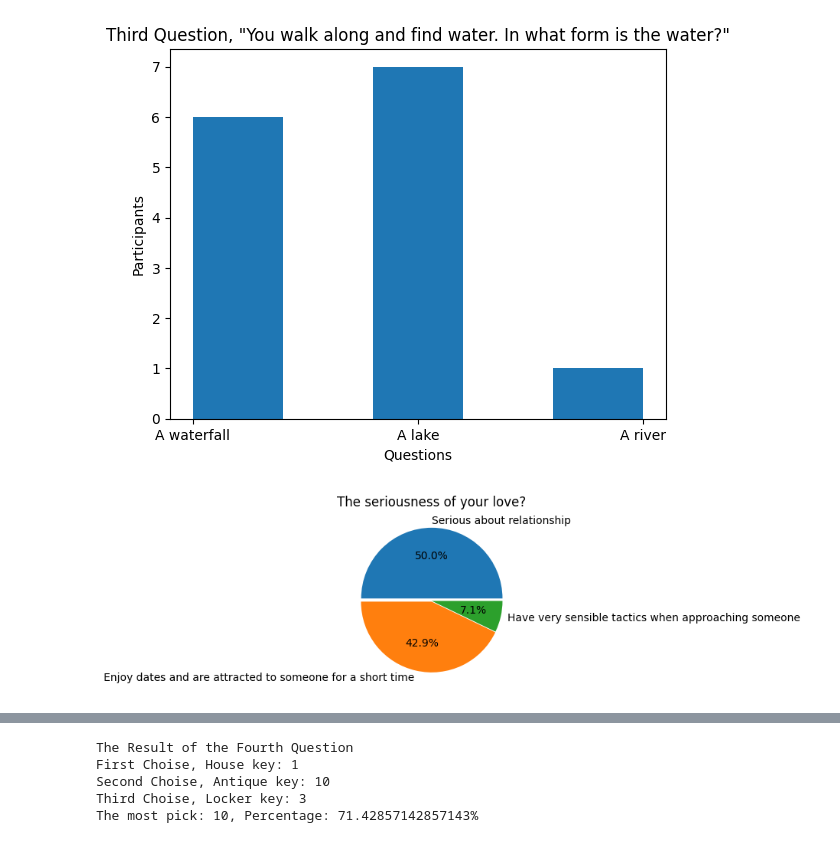
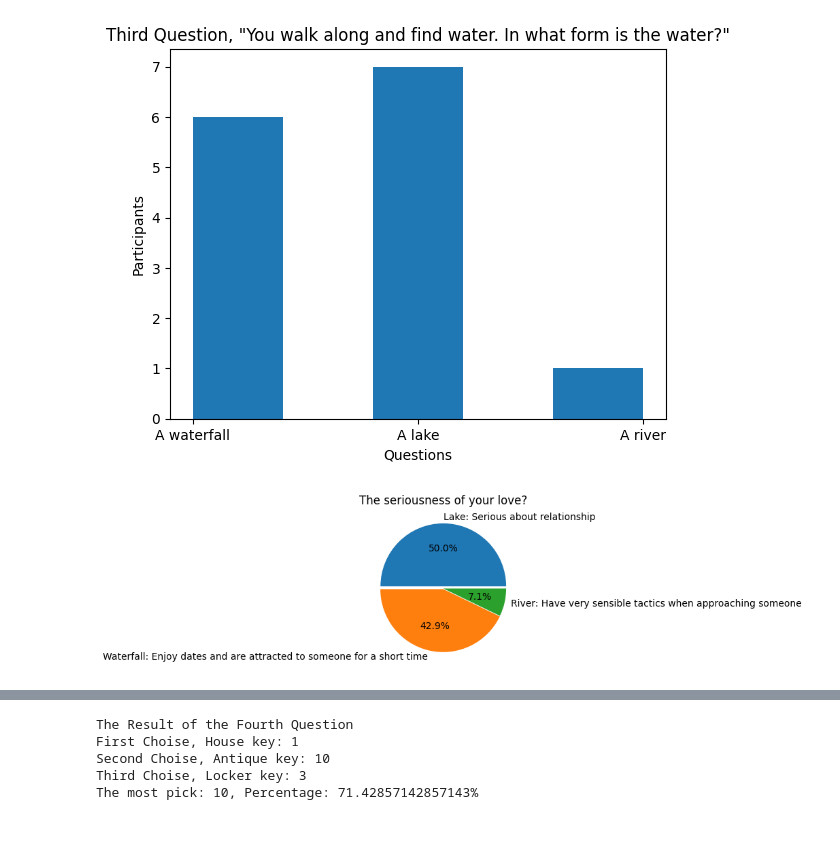
Before and after one commit to jyhun93/DataAmongUs_Yonghun_Jung, a Jupyter notebook: YongChart.ipynb, the cells around one changed output, grey strips where cells are left out. Drawn from its saved outputs; the diff is of its cells as text; code cells hidden in the pictures.

```diff
--- a/YongChart.ipynb
+++ b/YongChart.ipynb
@@ -236,16 +236,16 @@ Text(0.5, 1.0, 'Third Question, "You walk along and find water. In what form is
 # %%
 plt.figure(figsize=(3,3))
 
-labels = ["Serious about relationship", "Enjoy dates and are attracted to someone for a short time", "Have very sensible tactics when approaching someone"]
+labels = ["Lake: Serious about relationship", "Waterfall: Enjoy dates and are attracted to someone for a short time", "River: Have very sensible tactics when approaching someone"]
 values = [7, 6, 1]
 explode = [0.035, 0.01, 0]
 
 plt.pie(values, labels=labels, autopct="%.1f%%", explode=explode)
 plt.title('The seriousness of your love?')
 
 plt.show()
 # %% [output]
-[figure, old version]
+[figure, new version]
 # %%
 thirdQ
 # %% [output]
```
Also changed, not shown: parts of 4 cells of this notebook.
